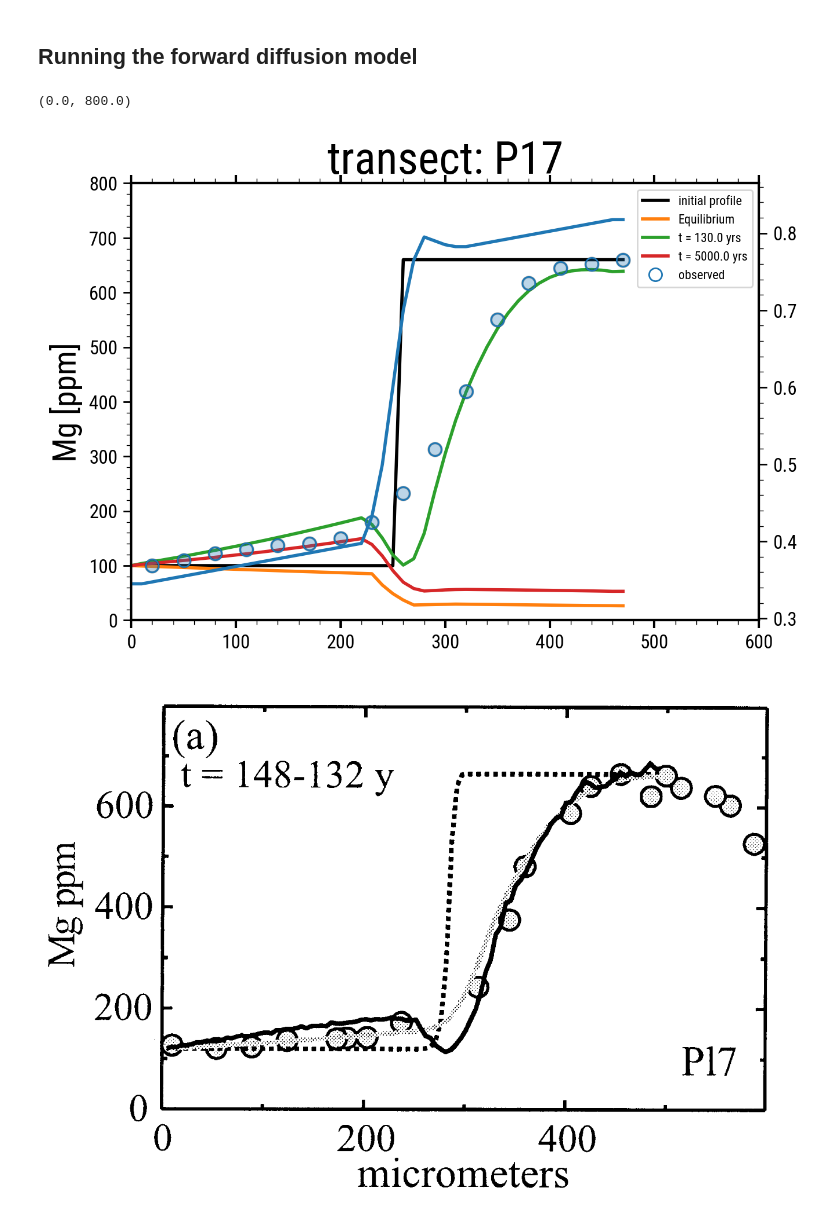
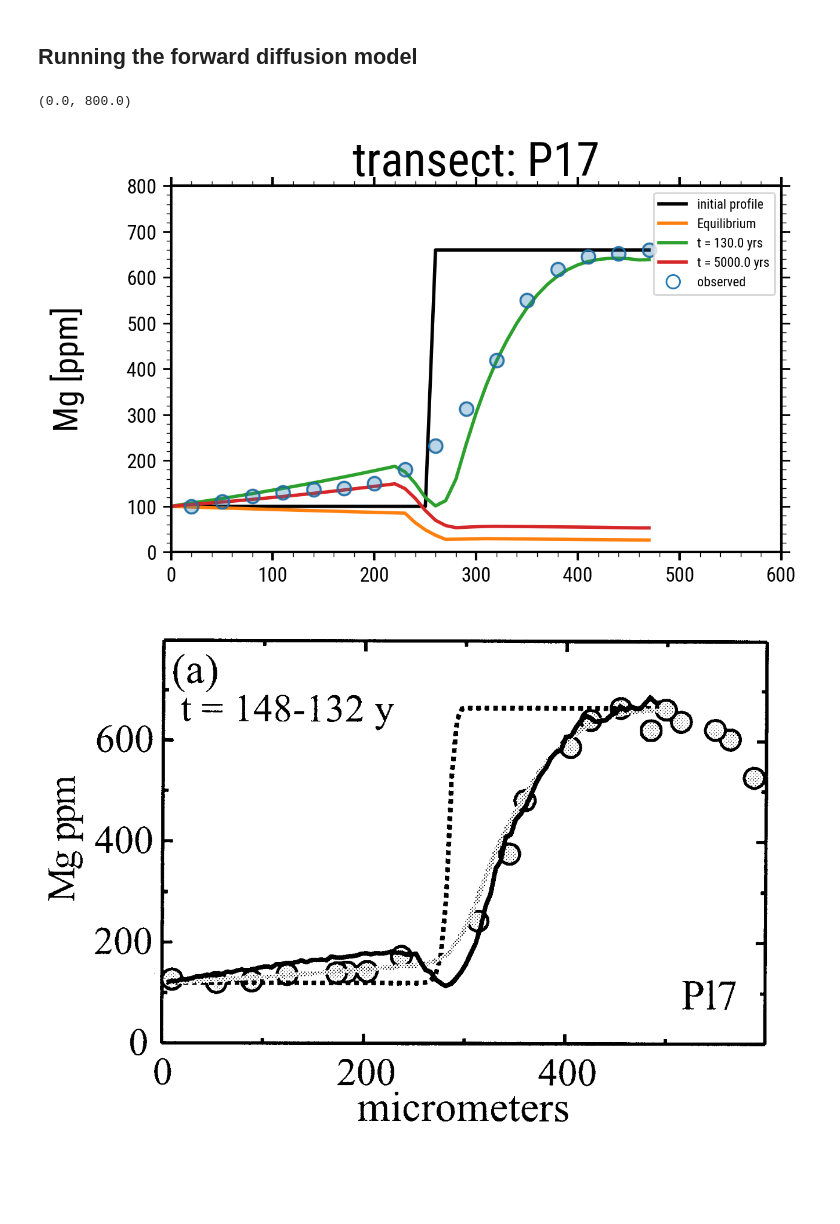
Before and after one commit to jlubbersgeo/diffusion_chronometry, a Jupyter notebook: plag_diffusion_model_validity.ipynb, the cells around one changed output. Cells and saved outputs as stored; diff of their text form; code cells hidden in the pictures; blank space fills up the shorter version.

```diff
--- a/plag_diffusion_model_validity.ipynb
+++ b/plag_diffusion_model_validity.ipynb
@@ -306,7 +306,7 @@ curves = plag.diffuse_forward(
     initial_profile, te, t, D, an, A, dist, T_K, boundary="infinite observed"
 )
 # %%
-fig, ax = plt.subplots(figsize=(7,5))
+fig, ax = plt.subplots(figsize=(6.5,4))
 
 makeyears = 365
 ms = 5
@@ -318,37 +318,36 @@ compare = [makeyears * 130, makeyears * 5000]
 compare_colors = ["C2", "C3"]
 for i in range(0, len(compare)):
     ax.plot(
         np.flip(dist),
         curves[compare[i]],
         label="t = {} yrs".format(compare[i] / makeyears),
         c=compare_colors[i],
     )
 ax.plot(np.flip(dist)[::3], te[::3], mfc=obs_color, ls="", marker="o", alpha=0.3)
 
 ax.plot(
     np.flip(dist)[::3],
     te[::3],
     label="observed",
     c=obs_color,
     ls="",
     marker="o",
     mfc="none",
     mec="C0",
     mew=1,
 )
-ax2 = ax.twinx()
-ax2.plot(np.flip(dist), an)
+
 
 ax.legend(loc="best", prop={"size": 8}, ncol=1)
-ax.set_ylabel("{} [ppm]".format(element), fontsize=20)
+ax.set_ylabel("{} [ppm]".format(element), fontsize=20,labelpad = 25)
 ax.set_xlim(left=np.min(dist), right=np.max(dist))
 
 ax.set_title("transect: {}".format(grain), fontsize=28)
 ax.set_xlim(0, 600)
 ax.set_ylim(0, 800)
 # %% [output]
 (0.0, 800.0)
-[figure, old version]
+[figure, new version]
 # %%
 display.Image(b64decode(b64data))
 # %% [output]
```
